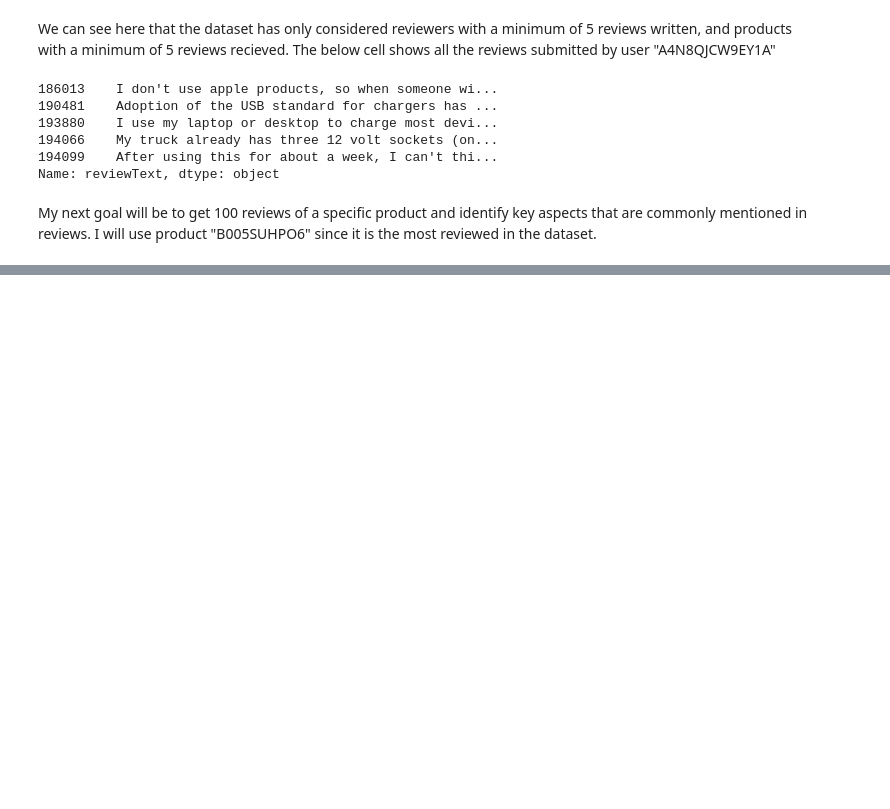
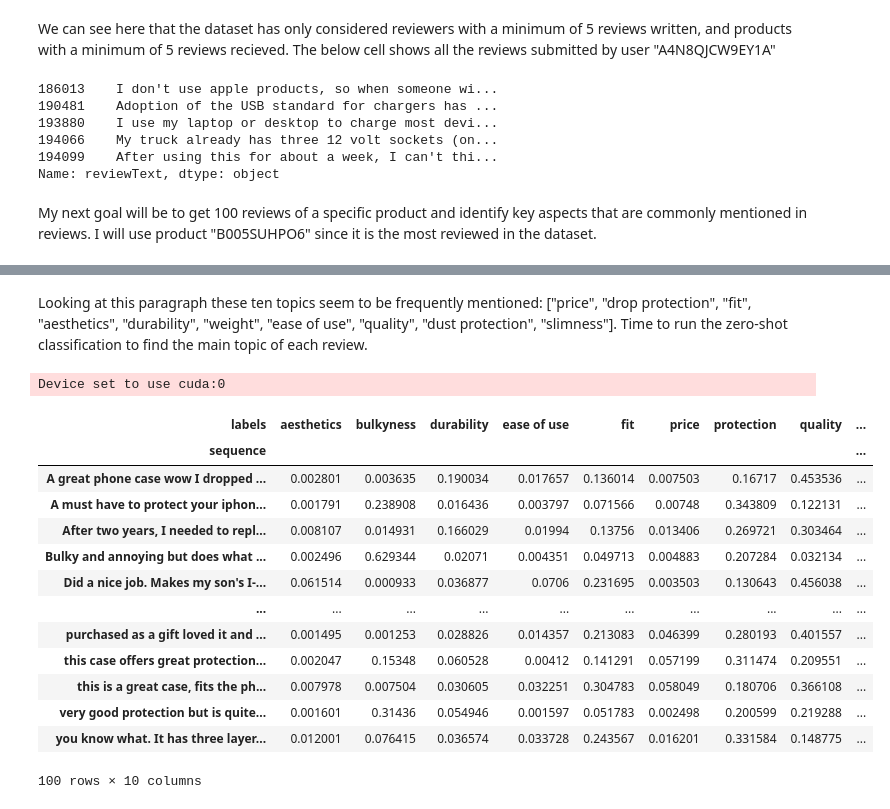
Before and after one commit to tomg291/Review-Analysis, a Jupyter notebook: phase1.ipynb, the cells around one changed output, grey strips where cells are left out. Saved outputs shown, nothing was run; the diff lists cells and outputs as text; code cells hidden in the pictures; blank space fills up the shorter version.

```diff
--- a/phase1.ipynb
+++ b/phase1.ipynb
@@ -79,0 +79,37 @@ Name: reviewText, Length: 100, dtype: object
+# %% [markdown]
+Looking at this paragraph these ten topics seem to be frequently mentioned: ["price", "drop protection", "fit", "aesthetics", "durability", "weight", "ease of use", "quality", "dust protection", "slimness"]. Time to run the zero-shot classification to find the main topic of each review.
+# %%
+aspects = ["price", "protection", "fit", "aesthetics", "durability", "weight", "ease of use", "quality", "repurchase intent", "bulkyness"]
+review_list = df_filtered_reviews.tolist()
+
+from transformers import pipeline
+
+pipe = pipeline(model="facebook/bart-large-mnli")
+score_table = pipe(review_list,
+    candidate_labels=aspects,
+)
+# %% [output]
+Device set to use cuda:0
+# %%
+score_table = pd.DataFrame(score_table)
+score_table = score_table.explode(["labels", "scores"])
+score_table = score_table.pivot_table(index="sequence",
+                                 columns="labels",
+                                 values="scores",
+                                 aggfunc="mean")
+score_table
+# %% [output]
+| labels | aesthetics | bulkyness | durability | ease of use | fit | price | protection | quality | ... |
+| sequence |  |  |  |  |  |  |  |  | ... |
+| A great phone case wow I dropped ... | 0.002801 | 0.003635 | 0.190034 | 0.017657 | 0.136014 | 0.007503 | 0.16717 | 0.453536 | ... |
+| A must have to protect your iphon... | 0.001791 | 0.238908 | 0.016436 | 0.003797 | 0.071566 | 0.00748 | 0.343809 | 0.122131 | ... |
+| After two years, I needed to repl... | 0.008107 | 0.014931 | 0.166029 | 0.01994 | 0.13756 | 0.013406 | 0.269721 | 0.303464 | ... |
+| Bulky and annoying but does what ... | 0.002496 | 0.629344 | 0.02071 | 0.004351 | 0.049713 | 0.004883 | 0.207284 | 0.032134 | ... |
+| Did a nice job. Makes my son's I-... | 0.061514 | 0.000933 | 0.036877 | 0.0706 | 0.231695 | 0.003503 | 0.130643 | 0.456038 | ... |
+| ... | ... | ... | ... | ... | ... | ... | ... | ... | ... |
+| purchased as a gift loved it and ... | 0.001495 | 0.001253 | 0.028826 | 0.014357 | 0.213083 | 0.046399 | 0.280193 | 0.401557 | ... |
+| this case offers great protection... | 0.002047 | 0.15348 | 0.060528 | 0.00412 | 0.141291 | 0.057199 | 0.311474 | 0.209551 | ... |
+| this is a great case, fits the ph... | 0.007978 | 0.007504 | 0.030605 | 0.032251 | 0.304783 | 0.058049 | 0.180706 | 0.366108 | ... |
+| very good protection but is quite... | 0.001601 | 0.31436 | 0.054946 | 0.001597 | 0.051783 | 0.002498 | 0.200599 | 0.219288 | ... |
+| you know what. It has three layer... | 0.012001 | 0.076415 | 0.036574 | 0.033728 | 0.243567 | 0.016201 | 0.331584 | 0.148775 | ... |
+100 rows × 10 columns
```
Also changed, not shown: parts of 4 cells of this notebook.
